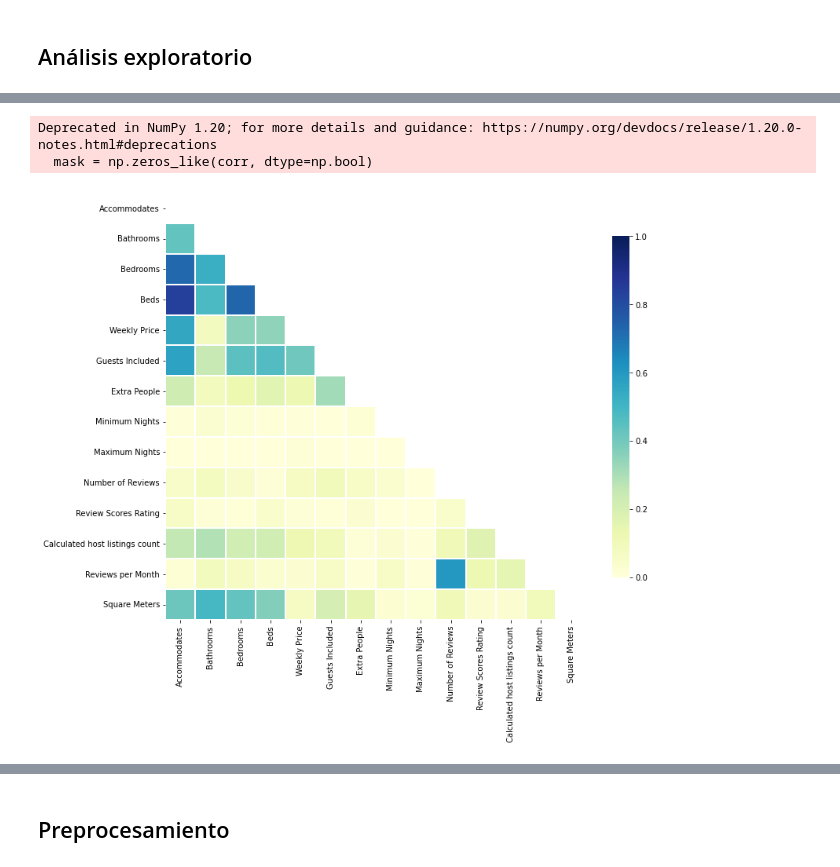
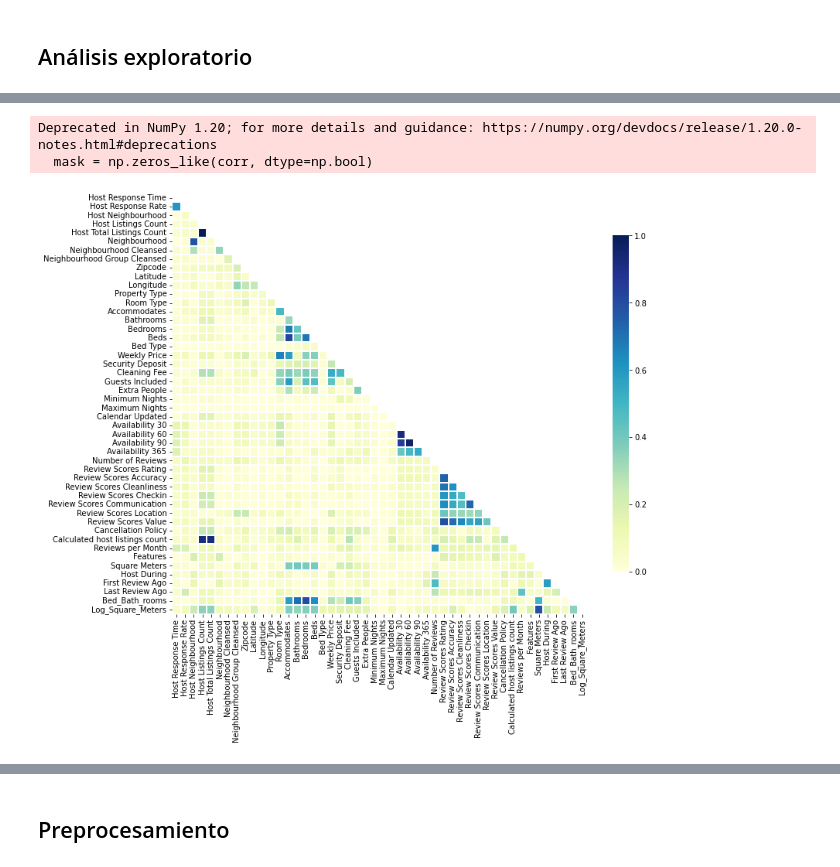
Before and after one commit to MiguelyGallego/Machine-Learning, a Jupyter notebook: practica_ml.ipynb, the cells around one changed output, grey strips where cells are left out. Saved outputs shown, nothing was run; the diff lists cells and outputs as text; code cells hidden in the pictures.

```diff
--- a/practica_ml.ipynb
+++ b/practica_ml.ipynb
@@ -69,4 +65,0 @@ df= df.drop(['ID', 'Listing Url', 'Scrape ID', 'Last Scraped', 'Name', 'Summary'
-# %%
-# Pasamos la columna 'Square Feet' a metros cuadrados
-df['Square Meters'] = df['Square Feet'] * 0.092903
-df = df.drop('Square Feet', axis=1)
@@ -73,4 +118,24 @@ df = df.drop('Square Feet', axis=1)
+# %%
+# Lista de nombres de las variables categóricas a codificar
+categorical_variables = ['Neighbourhood', 'Host Response Time', 'Host Neighbourhood',
+                         'Neighbourhood Cleansed', 'Neighbourhood Group Cleansed','Calendar Updated',
+                         'Features', 'Property Type', 'Room Type', 'Bed Type', 'Cancellation Policy', 'Zipcode']
+
+# Crear una instancia de LabelEncoder para cada variable categórica
+label_encoders = {}
+for variable in categorical_variables:
+    label_encoders[variable] = LabelEncoder()
+
+# Ajustar y transformar los valores de cada columna categórica
+for variable in categorical_variables:
+    encoded_values = label_encoders[variable].fit_transform(df[variable])
+    df[variable] = encoded_values
+# %%
+#Eliminar las filas donde el precio, que sera nuestra variable y sea NaN
+df = df.dropna(subset=['Price'])
 # %%
-# Identificamos la variable objetivo
+# Identificamos la variable objetivo y dovidimos entre train y test
 X = df.drop('Price', axis=1)
 y = df['Price']
+
+X_train, X_test, y_train, y_test = train_test_split(X, y, test_size=0.2, random_state=42, shuffle = True)
@@ -201,21 +330,21 @@ df.corr()
 # %%
 # Compute the correlation matrix
-corr = np.abs(df.drop(['Price'], axis=1).corr())
+corr = np.abs(X_train.corr())
 
 # Generate a mask for the upper triangle
 mask = np.zeros_like(corr, dtype=np.bool)
 mask[np.triu_indices_from(mask)] = True
 
 # Set up the matplotlib figure
 f, ax = plt.subplots(figsize=(12, 10))
 
 # Draw the heatmap with the mask and correct aspect ratio
 sns.heatmap(corr, mask=mask,vmin = 0.0, vmax=1.0, center=0.5,
             linewidths=.1, cmap="YlGnBu", cbar_kws={"shrink": .8})
 
 plt.show()
 # %% [output]
 Deprecated in NumPy 1.20; for more details and guidance: https://numpy.org/devdocs/release/1.20.0-notes.html#deprecations
   mask = np.zeros_like(corr, dtype=np.bool)
-[figure, old version]
+[figure, new version]
 # %%
```
Also changed, not shown: parts of 47 cells of this notebook.
